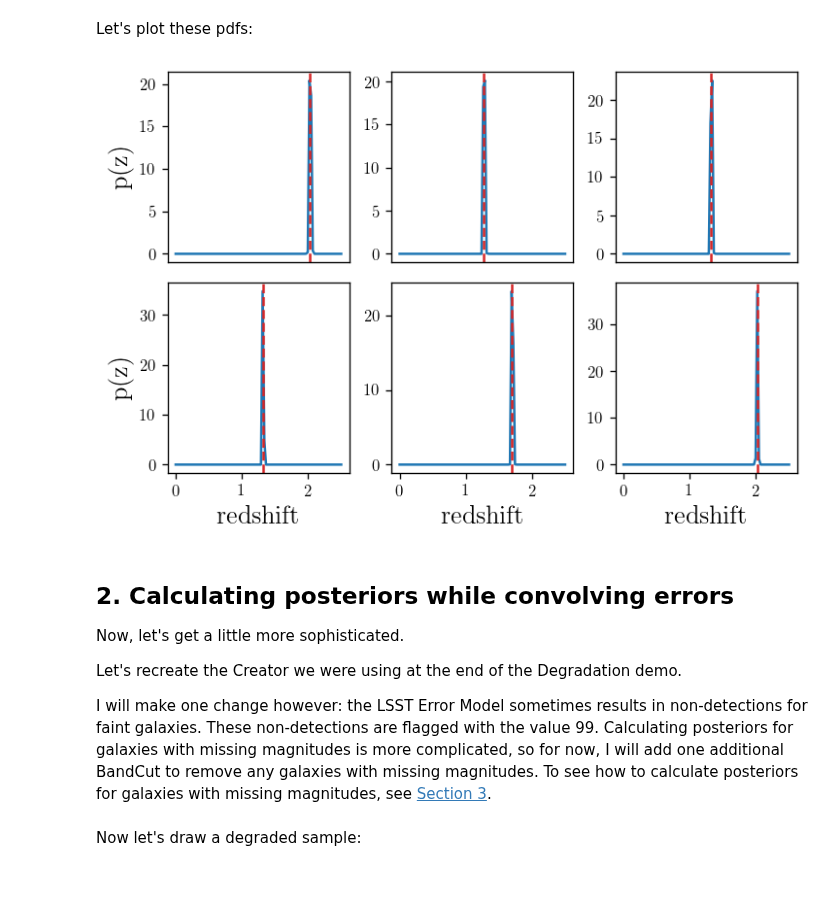
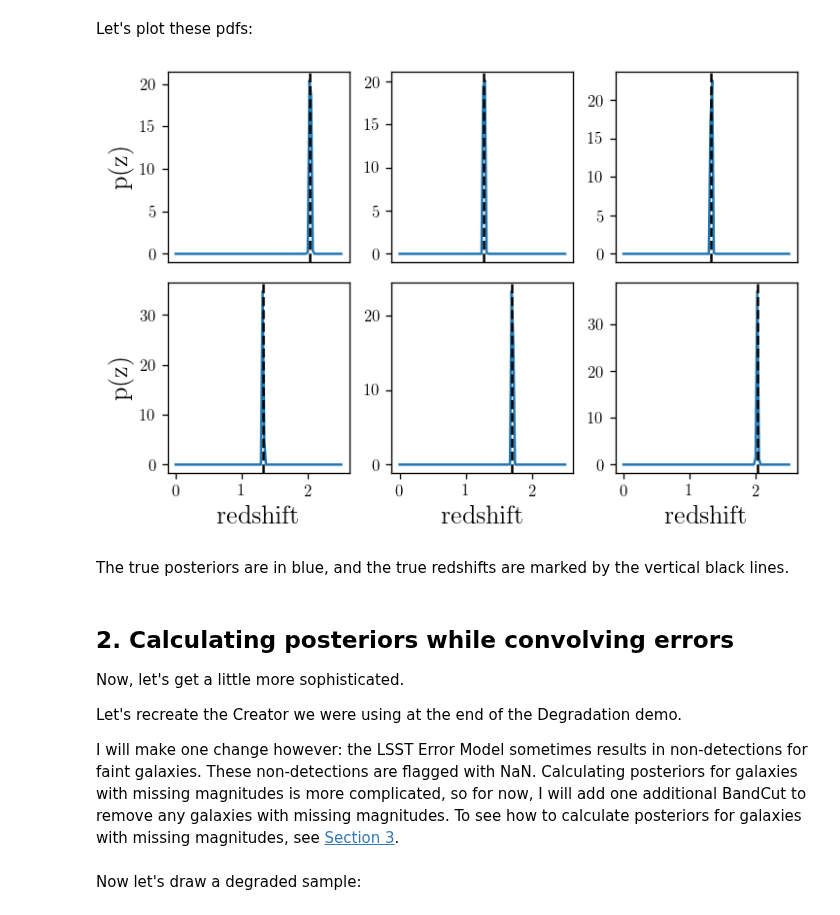
Before and after one commit to LSSTDESC/rail_attic, a Jupyter notebook: examples/creation/posterior-demo.ipynb, the cells around one changed output. Drawn from its saved outputs; the diff is of its cells as text; code cells hidden in the pictures; blank space fills up the shorter version.

Commit message:
Added a demo for posterior calculation.

```diff
--- a/examples/creation/posterior-demo.ipynb
+++ b/examples/creation/posterior-demo.ipynb
@@ -50,7 +45,7 @@ When calculating posteriors, the Creator will always require `data`, which is a
 Let's calculate posteriors for every galaxy in our sample:
 # %%
 grid = np.linspace(0, 2.5, 100)
-pdfs = creator_truth.get_posterior(samples_truth, "redshift", grid=grid)
+pdfs = creator_truth.get_posterior(samples_truth, grid=grid)
 # %% [markdown]
 Note that Creator returns the pdfs as a [qp](https://github.com/LSSTDESC/qp) Ensemble:
 # %%
@@ -62,25 +57,27 @@ Let's plot these pdfs:
 # %%
 fig, axes = plt.subplots(2, 3, constrained_layout=True, dpi=120)
 
 for i, ax in enumerate(axes.flatten()):
 
     # plot the pdf
     pdfs[i].plot_native(axes=ax)
 
     # plot the true redshift
-    ax.axvline(samples_truth["redshift"][i], c="C3", ls="--")
+    ax.axvline(samples_truth["redshift"][i], c="k", ls="--")
 
     # remove x-ticks on top row
     if i < 3:
         ax.set(xticks=[])
     # set x-label on bottom row
     else:
         ax.set(xlabel="redshift")
     # set y-label on far left column
     if i % 3 == 0:
         ax.set(ylabel="p(z)")
 # %% [output]
-[figure, old version]
+[figure, new version]
+# %% [markdown]
+The true posteriors are in blue, and the true redshifts are marked by the vertical black lines.
 # %% [markdown]
 <a id="ErrConv"></a>
 ## 2. Calculating posteriors while convolving errors
@@ -90,7 +87,7 @@ Let's recreate the Creator we were using at the end of the Degradation demo.
 
 I will make one change however:
 the LSST Error Model sometimes results in non-detections for faint galaxies.
-These non-detections are flagged with the value 99.
+These non-detections are flagged with NaN.
 Calculating posteriors for galaxies with missing magnitudes is more complicated, so for now, I will add one additional BandCut to remove any galaxies with missing magnitudes.
 To see how to calculate posteriors for galaxies with missing magnitudes, see [Section 3](#MissingBands).
 # %%
```
Also changed, not shown: parts of 34 cells of this notebook, 2 other files.
